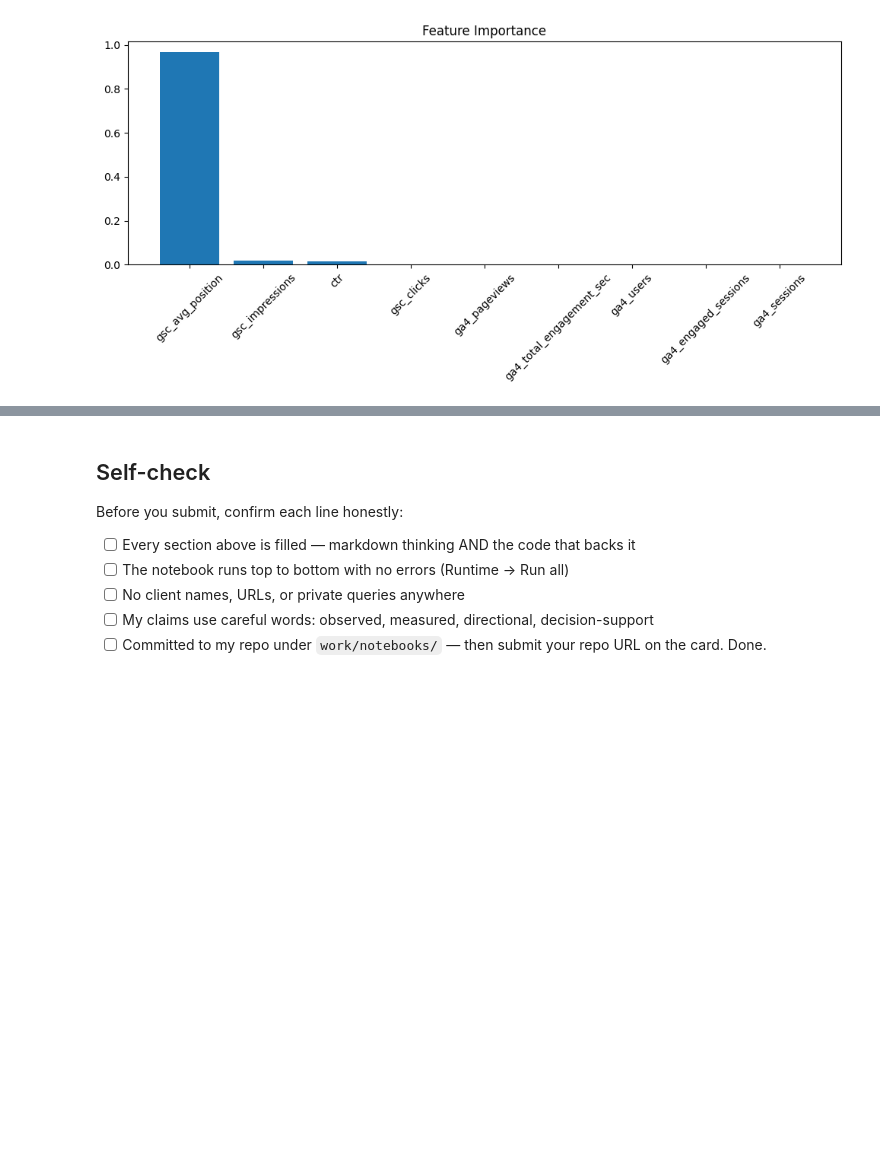
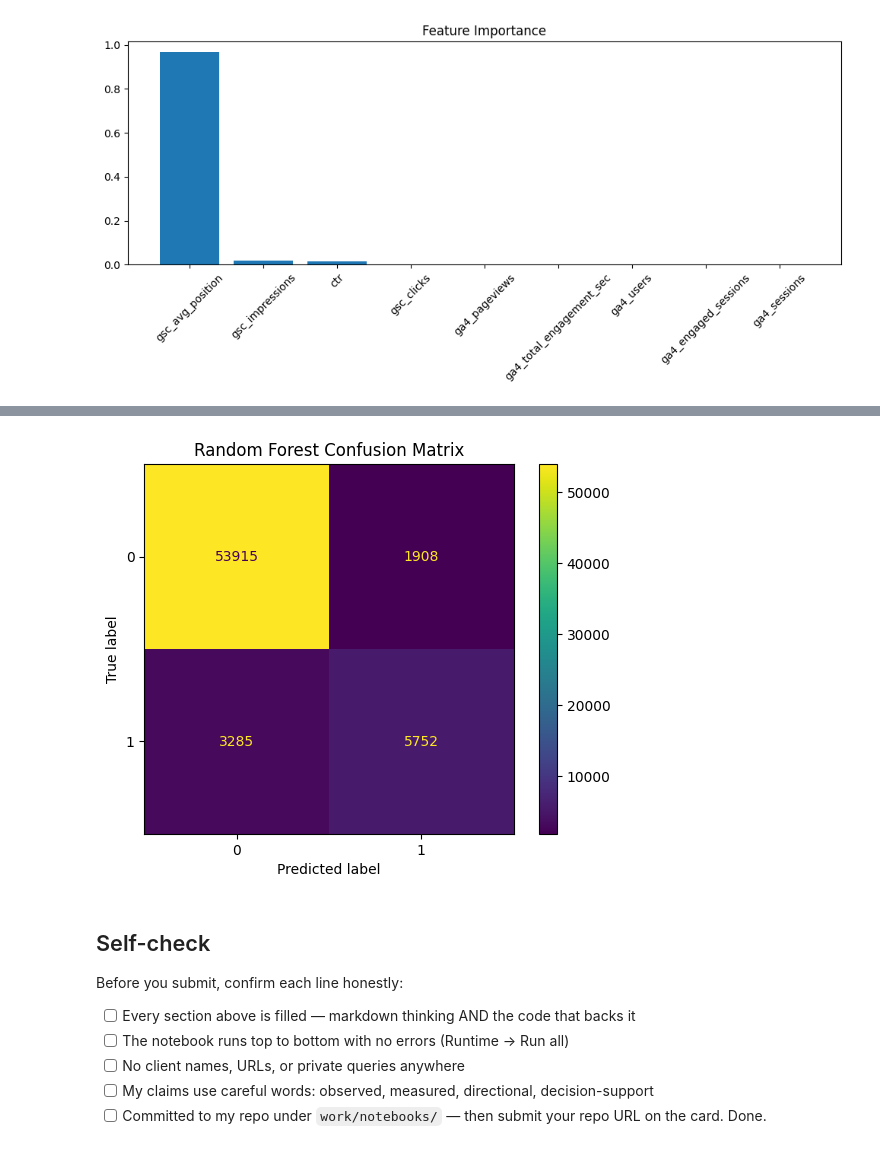
Before and after one commit to asherkashif/flyrank-ml-internship, a Jupyter notebook: work/notebooks/capstone.ipynb, the cells around one changed output, grey strips where cells are left out. Cells and saved outputs as stored; diff of their text form; code cells hidden in the pictures; blank space fills up the shorter version.

```diff
--- a/work/notebooks/capstone.ipynb
+++ b/work/notebooks/capstone.ipynb
@@ -923,0 +1121,8 @@ plt.show()
+# %%
+model_df["opportunity_label"] = (
+    model_df["future_clicks"] >= threshold
+).astype(int)
+
+print(
+    model_df["opportunity_label"].value_counts()
+)
@@ -923,0 +1244,25 @@ plt.show()
+# %%
+from sklearn.dummy import DummyClassifier
+
+baseline = DummyClassifier(
+    strategy="most_frequent"
+)
+
+baseline.fit(X_train, y_train)
+
+baseline_pred = baseline.predict(X_val)
+baseline_prob = baseline.predict_proba(X_val)[:, 1]
+# %%
+from sklearn.ensemble import RandomForestClassifier
+
+rf = RandomForestClassifier(
+    n_estimators=200,
+    random_state=42,
+    class_weight="balanced",
+    n_jobs=-1
+)
+
+rf.fit(X_train, y_train)
+
+rf_pred = rf.predict(X_val)
+rf_prob = rf.predict_proba(X_val)[:, 1]
@@ -924,3 +1323,15 @@ plt.show()
+# %%
+from sklearn.metrics import ConfusionMatrixDisplay
+
+ConfusionMatrixDisplay.from_predictions(
+    y_val,
+    rf_pred
+)
+
+plt.title("Random Forest Confusion Matrix")
+plt.show()
+# %% [output]
+[figure, added]
 # %% [markdown]
 ## Self-check
 
```
Also changed, not shown: parts of 22 cells of this notebook.
